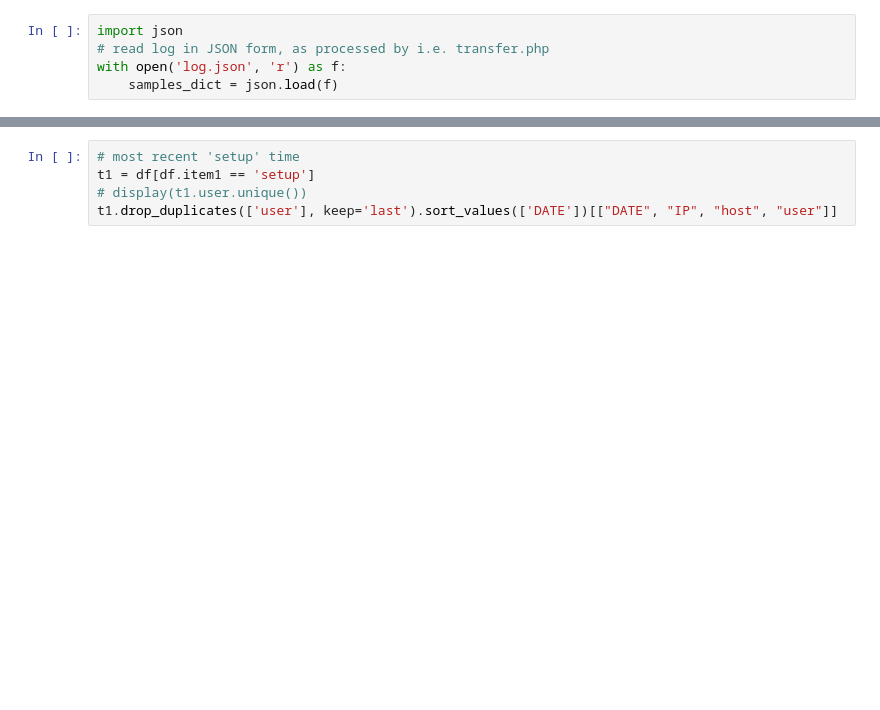
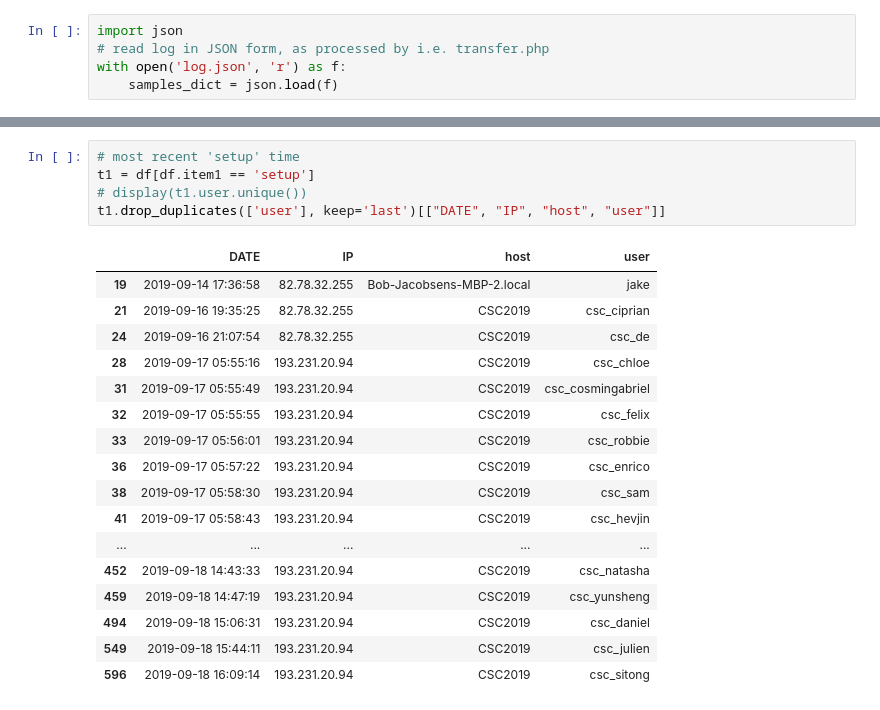
Before and after one commit to bobjacobsen/csc-exercises, a Jupyter notebook: Auxiliary/logging/CSC exercises summary.ipynb, the cells around one changed output, grey strips where cells are left out. Cells and saved outputs as stored; diff of their text form; blank space fills up the shorter version.

```diff
--- a/Auxiliary/logging/CSC exercises summary.ipynb
+++ b/Auxiliary/logging/CSC exercises summary.ipynb
@@ -97,8 +126,26 @@ display(df.user.unique())
 # %%
 # most recent 'setup' time
 t1 = df[df.item1 == 'setup']
 # display(t1.user.unique())
-t1.drop_duplicates(['user'], keep='last').sort_values(['DATE'])[["DATE", "IP", "host", "user"]]
+t1.drop_duplicates(['user'], keep='last')[["DATE", "IP", "host", "user"]]
+# %% [output]
+|  | DATE | IP | host | user |
+| 19 | 2019-09-14 17:36:58 | 82.78.32.255 | Bob-Jacobsens-MBP-2.local | jake |
+| 21 | 2019-09-16 19:35:25 | 82.78.32.255 | CSC2019 | csc_ciprian |
+| 24 | 2019-09-16 21:07:54 | 82.78.32.255 | CSC2019 | csc_de |
+| 28 | 2019-09-17 05:55:16 | 193.231.20.94 | CSC2019 | csc_chloe |
+| 31 | 2019-09-17 05:55:49 | 193.231.20.94 | CSC2019 | csc_cosmingabriel |
+| 32 | 2019-09-17 05:55:55 | 193.231.20.94 | CSC2019 | csc_felix |
+| 33 | 2019-09-17 05:56:01 | 193.231.20.94 | CSC2019 | csc_robbie |
+| 36 | 2019-09-17 05:57:22 | 193.231.20.94 | CSC2019 | csc_enrico |
+| 38 | 2019-09-17 05:58:30 | 193.231.20.94 | CSC2019 | csc_sam |
+| 41 | 2019-09-17 05:58:43 | 193.231.20.94 | CSC2019 | csc_hevjin |
+| ... | ... | ... | ... | ... |
+| 452 | 2019-09-18 14:43:33 | 193.231.20.94 | CSC2019 | csc_natasha |
+| 459 | 2019-09-18 14:47:19 | 193.231.20.94 | CSC2019 | csc_yunsheng |
+| 494 | 2019-09-18 15:06:31 | 193.231.20.94 | CSC2019 | csc_daniel |
+| 549 | 2019-09-18 15:44:11 | 193.231.20.94 | CSC2019 | csc_julien |
+| 596 | 2019-09-18 16:09:14 | 193.231.20.94 | CSC2019 | csc_sitong |
 # %%
 # plot that start up time
 t1 = df[df.item1 == 'setup']
```
Also changed, not shown: parts of 13 cells of this notebook.
